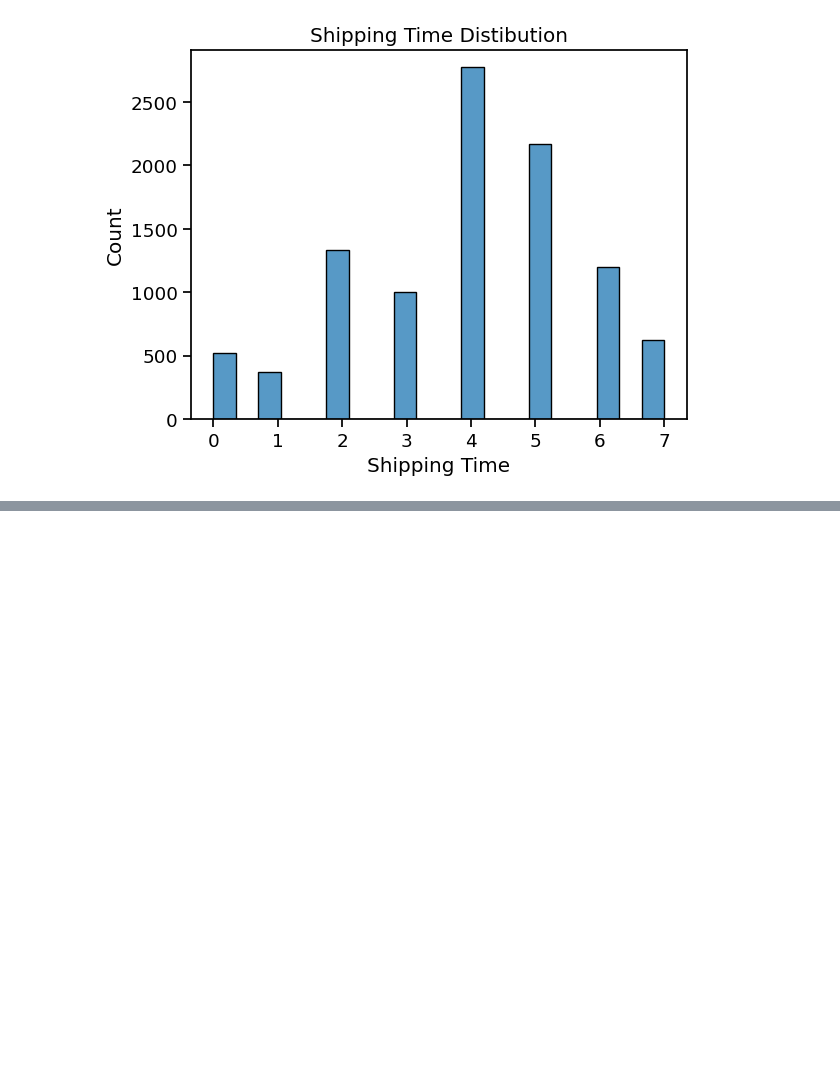
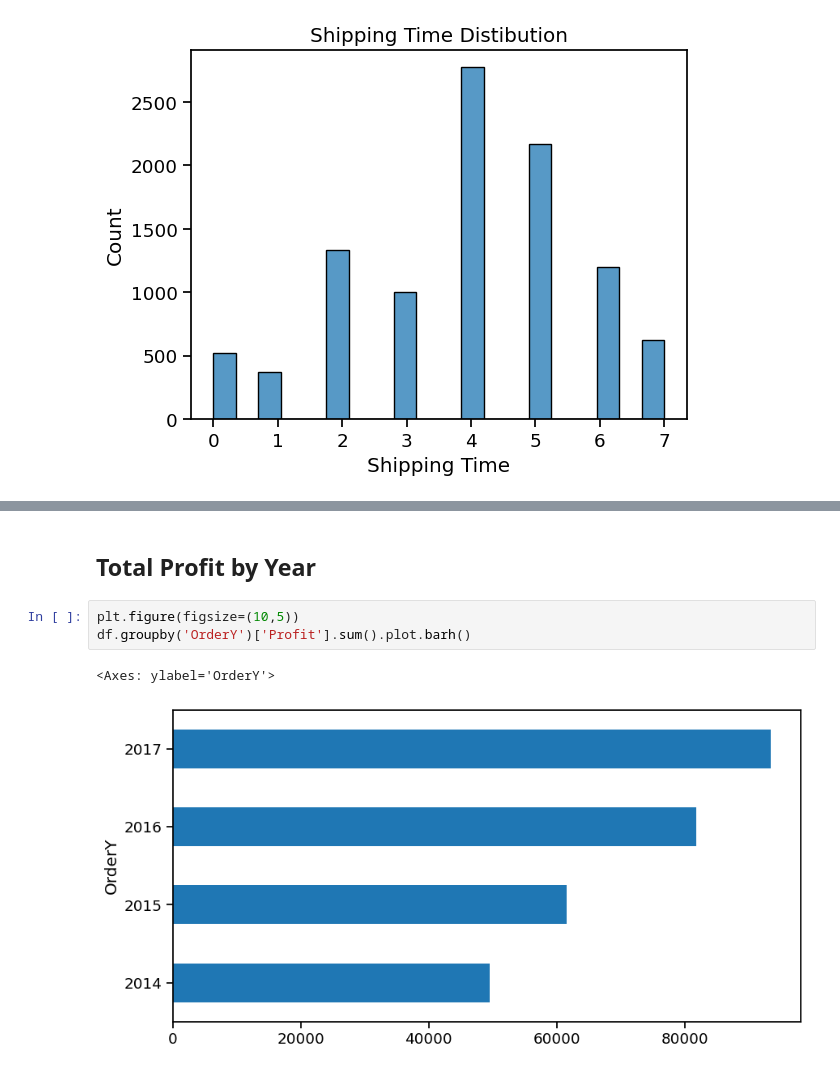
Before and after one commit to ar3haa/Data-Analysis-For-Superstore-Dataset, a Jupyter notebook: dat_analysis_superstore_dataset.ipynb, the cells around one changed output, grey strips where cells are left out. Saved outputs shown, nothing was run; the diff lists cells and outputs as text; blank space fills up the shorter version.

```diff
--- a/dat_analysis_superstore_dataset.ipynb
+++ b/dat_analysis_superstore_dataset.ipynb
@@ -433,0 +456,8 @@ plt.show()
+# %% [markdown]
+## Total Profit by Year
+# %%
+plt.figure(figsize=(10,5))
+df.groupby('OrderY')['Profit'].sum().plot.barh()
+# %% [output]
+<Axes: ylabel='OrderY'>
+[figure, added]
```
Also changed, not shown: parts of 11 cells of this notebook.
